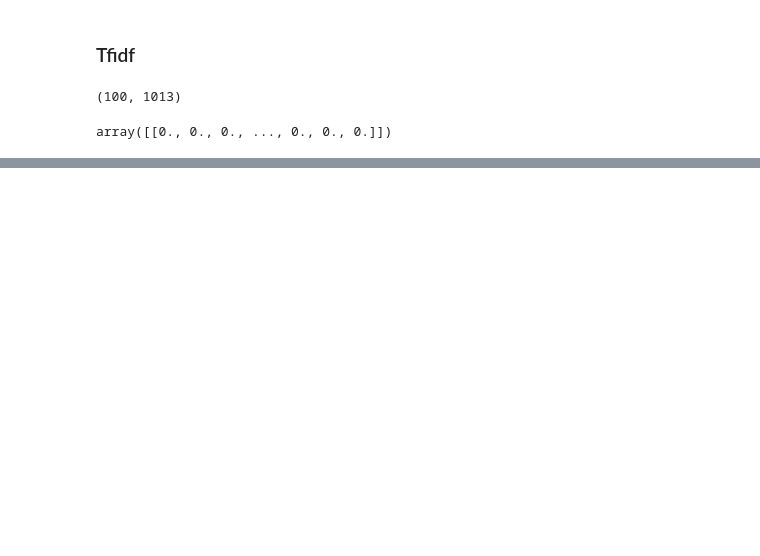
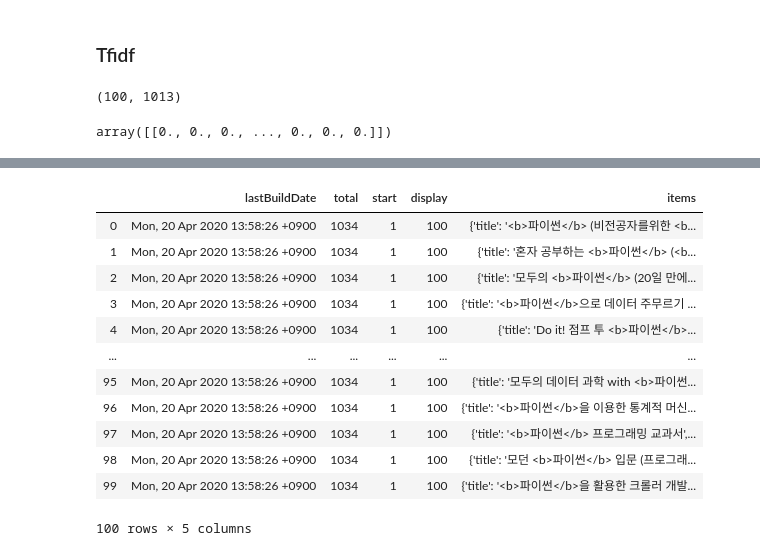
Before and after one commit to BAEintelli/machine-learning, a Jupyter notebook: oneday_machine-learning(Distance of Sentence).ipynb, the cells around one changed output, grey strips where cells are left out. Saved outputs shown, nothing was run; the diff lists cells and outputs as text; code cells hidden in the pictures; blank space fills up the shorter version.

```diff
--- a/oneday_machine-learning(Distance of Sentence).ipynb
+++ b/oneday_machine-learning(Distance of Sentence).ipynb
@@ -559,0 +523,16 @@ one_result
+# %%
+pd.DataFrame(one_result)
+# %% [output]
+|  | lastBuildDate | total | start | display | items |
+| 0 | Mon, 20 Apr 2020 13:58:26 +0900 | 1034 | 1 | 100 | {'title': '<b>파이썬</b> (비전공자를위한 <b... |
+| 1 | Mon, 20 Apr 2020 13:58:26 +0900 | 1034 | 1 | 100 | {'title': '혼자 공부하는 <b>파이썬</b> (<b... |
+| 2 | Mon, 20 Apr 2020 13:58:26 +0900 | 1034 | 1 | 100 | {'title': '모두의 <b>파이썬</b> (20일 만에... |
+| 3 | Mon, 20 Apr 2020 13:58:26 +0900 | 1034 | 1 | 100 | {'title': '<b>파이썬</b>으로 데이터 주무르기 ... |
+| 4 | Mon, 20 Apr 2020 13:58:26 +0900 | 1034 | 1 | 100 | {'title': 'Do it! 점프 투 <b>파이썬</b>... |
+| ... | ... | ... | ... | ... | ... |
+| 95 | Mon, 20 Apr 2020 13:58:26 +0900 | 1034 | 1 | 100 | {'title': '모두의 데이터 과학 with <b>파이썬... |
+| 96 | Mon, 20 Apr 2020 13:58:26 +0900 | 1034 | 1 | 100 | {'title': '<b>파이썬</b>을 이용한 통계적 머신... |
+| 97 | Mon, 20 Apr 2020 13:58:26 +0900 | 1034 | 1 | 100 | {'title': '<b>파이썬</b> 프로그래밍 교과서',... |
+| 98 | Mon, 20 Apr 2020 13:58:26 +0900 | 1034 | 1 | 100 | {'title': '모던 <b>파이썬</b> 입문 (프로그래... |
+| 99 | Mon, 20 Apr 2020 13:58:26 +0900 | 1034 | 1 | 100 | {'title': '<b>파이썬</b>을 활용한 크롤러 개발... |
+100 rows × 5 columns
```
Also changed, not shown: parts of 11 cells of this notebook.
